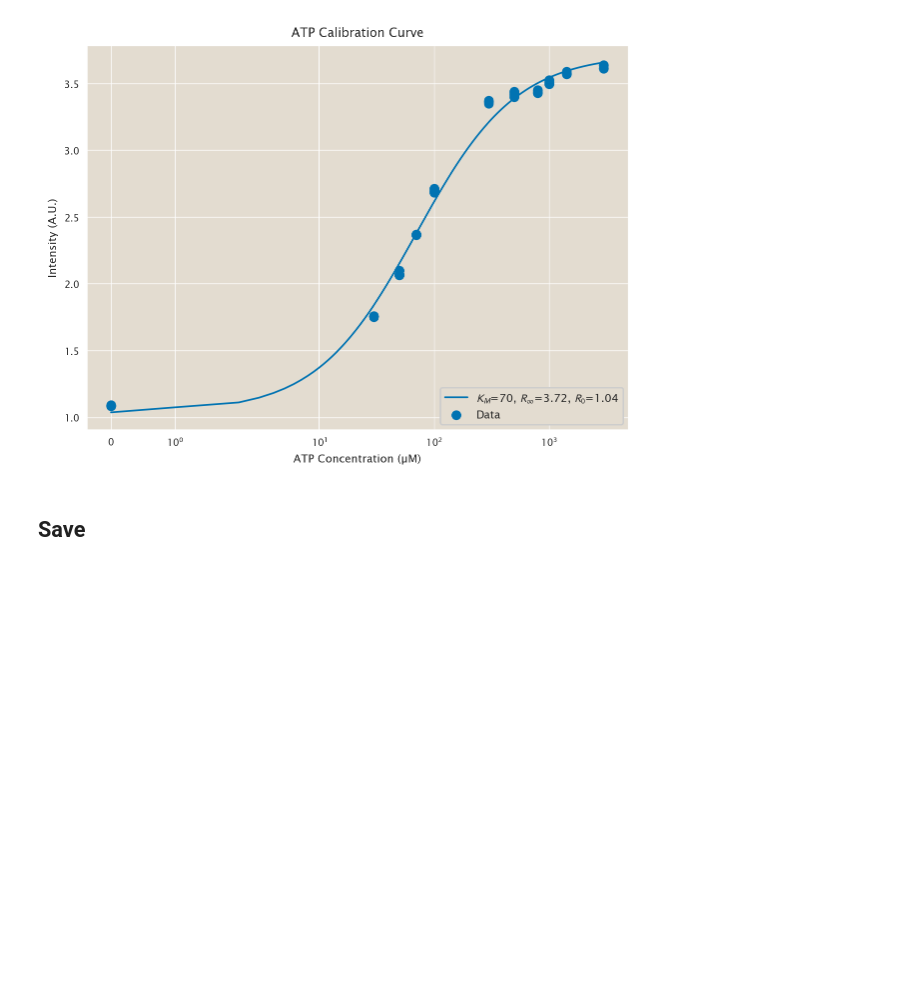
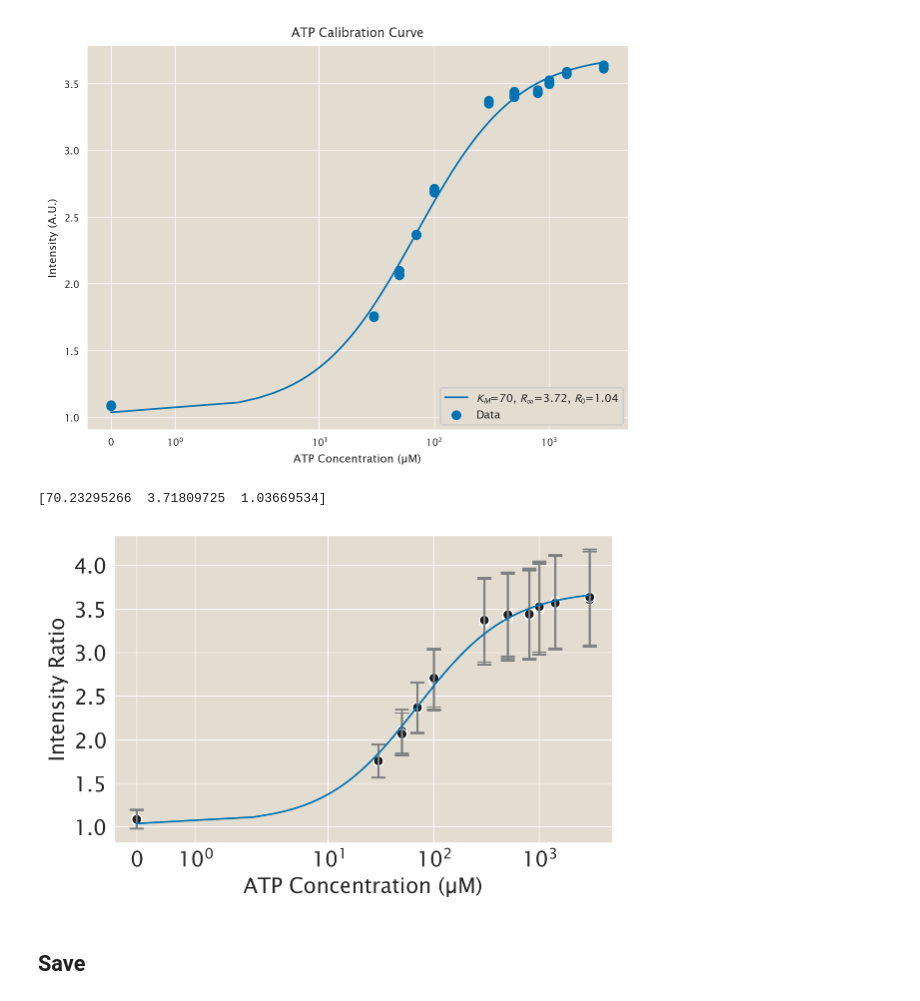
Before and after one commit to RPGroup-PBoC/am_atp, a Jupyter notebook: analysis/atp-cal/2024-07-23_ATPCal_Pipeline.ipynb, the cells around one changed output. Cells and saved outputs as stored; diff of their text form; code cells hidden in the pictures; blank space fills up the shorter version.

```diff
--- a/analysis/atp-cal/2024-07-23_ATPCal_Pipeline.ipynb
+++ b/analysis/atp-cal/2024-07-23_ATPCal_Pipeline.ipynb
@@ -504,6 +520,29 @@ plt.title('ATP Calibration Curve')
 [70.23295266  3.71809725  1.03669534]
 Text(0.5, 1.0, 'ATP Calibration Curve')
 [figure]
+# %%
+params, curve, xvals = Hill_curve_fit(ATPconc[:], ratio_calavg[:], np.max(ATPconc), [300, 1, 0.5])
+print(params)
+
+# Now plot
+fig, ax = plt.subplots(figsize=(6,4))
+
+plotcolor=np.tile(['m', 'dodgerblue', 'orange', 'gray'], len(np.unique(ATPconc)))
+plt.scatter(ATPconc, ratio_calavg, color='k', marker='o', s=50, edgecolor='w', linewidth=0.8)#plotcolor)
+plt.errorbar(ATPconc, ratio_calavg, yerr = np.nanstd(ratio_im, axis=(1,2)),
+             fmt='None', capsize=5, color='grey')
+plt.plot(xvals, curve, label=f'$K_M$={round(params[0])}, $R_\infty$={round(params[1],2)}, $R_0$={round(params[2],2)}')
+plt.xscale('symlog')#, linthresh=20)#, linscale=0.5)
+plt.xticks(fontsize=15)
+plt.yticks(fontsize=15)
+
+plt.xlabel('ATP Concentration (µM)', fontsize=15)
+plt.ylabel('Intensity Ratio', fontsize=15)
+plt.tight_layout()
+plt.savefig('../../analyzed_data/atp_cal/'+datafolder+'/atp_cal.pdf')
+# %% [output]
+[70.23295266  3.71809725  1.03669534]
+[figure, added]
 # %% [markdown]
 ## Save
 # %% [raw]
```
Also changed, not shown: parts of 5 cells of this notebook, 5 other files.
